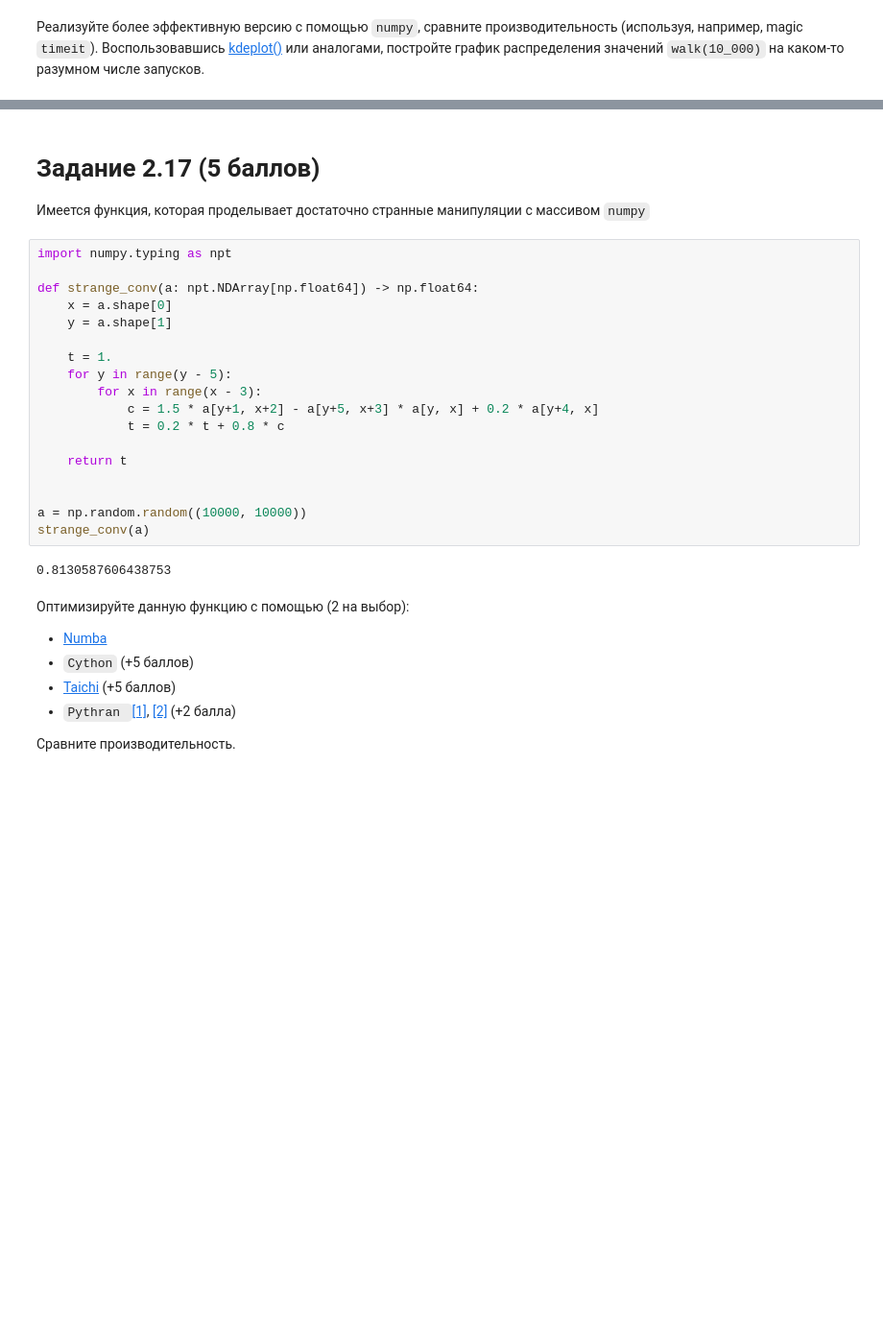
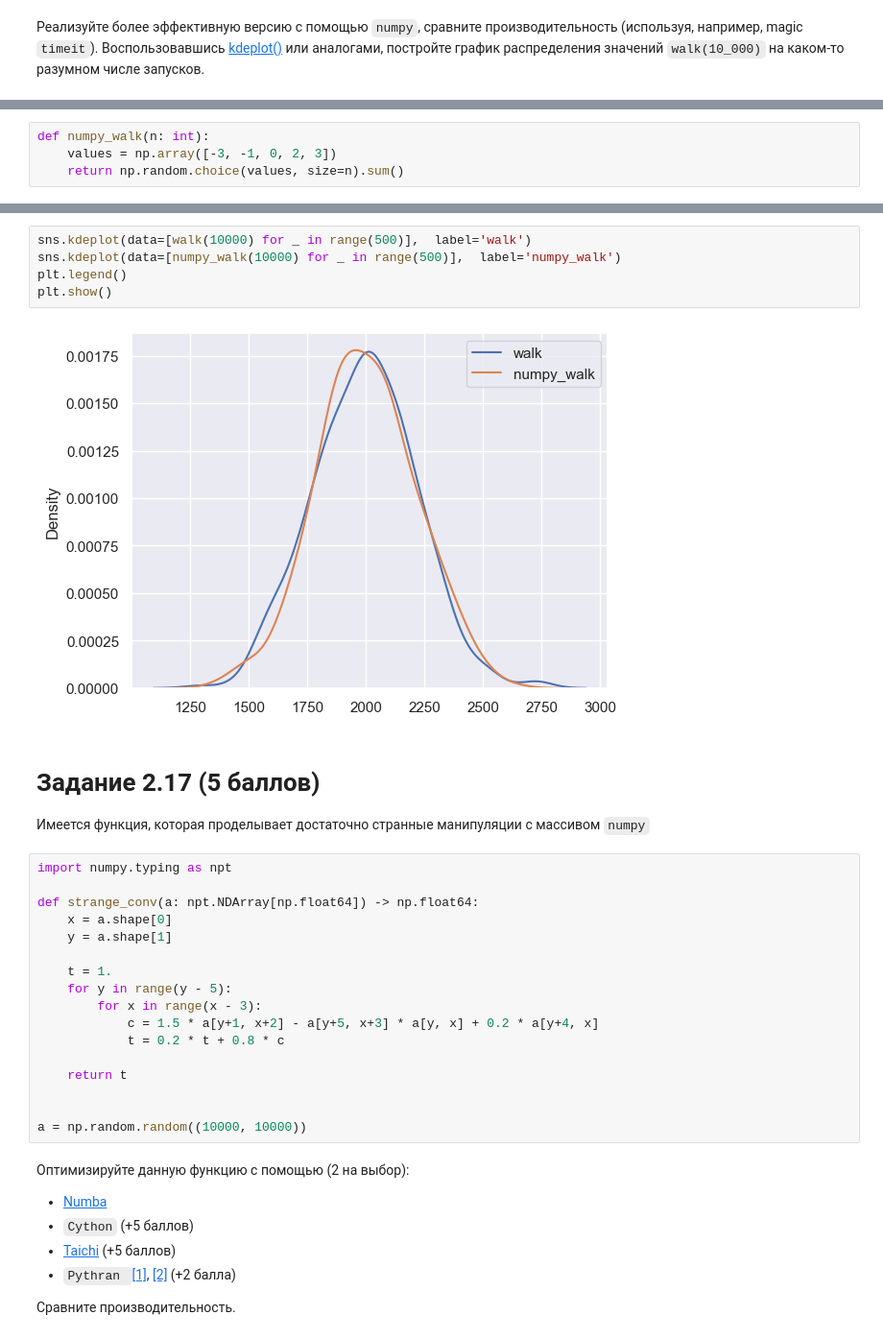
Before and after one commit to 4eckah78/python_2022_practice, a Jupyter notebook: Task_2.ipynb, the cells around one changed output, grey strips where cells are left out. Shown: that part at 96% size. Drawn from its saved outputs; the diff is of its cells as text; blank space fills up the shorter version.

```diff
--- a/Task_2.ipynb
+++ b/Task_2.ipynb
@@ -365,0 +380,4 @@ UsageError: %%timeit is a cell magic, but the cell body is empty. Did you mean t
+# %%
+def numpy_walk(n: int):
+    values = np.array([-3, -1, 0, 2, 3])
+    return np.random.choice(values, size=n).sum()
@@ -366,3 +392,10 @@ UsageError: %%timeit is a cell magic, but the cell body is empty. Did you mean t
+# %%
+sns.kdeplot(data=[walk(10000) for _ in range(500)],  label='walk')
+sns.kdeplot(data=[numpy_walk(10000) for _ in range(500)],  label='numpy_walk')
+plt.legend()
+plt.show()
+# %% [output]
+[figure, added]
 # %% [markdown]
 # Задание 2.17 (5 баллов)
 
@@ -384,9 +417,6 @@ def strange_conv(a: npt.NDArray[np.float64]) -> np.float64:
 
 
 a = np.random.random((10000, 10000))
-strange_conv(a)
-# %% [output]
-0.8130587606438753
 # %% [markdown]
 Оптимизируйте данную функцию с помощью (2 на выбор):
 - [Numba](https://numba.pydata.org)
```
Also changed, not shown: parts of 15 cells of this notebook.
